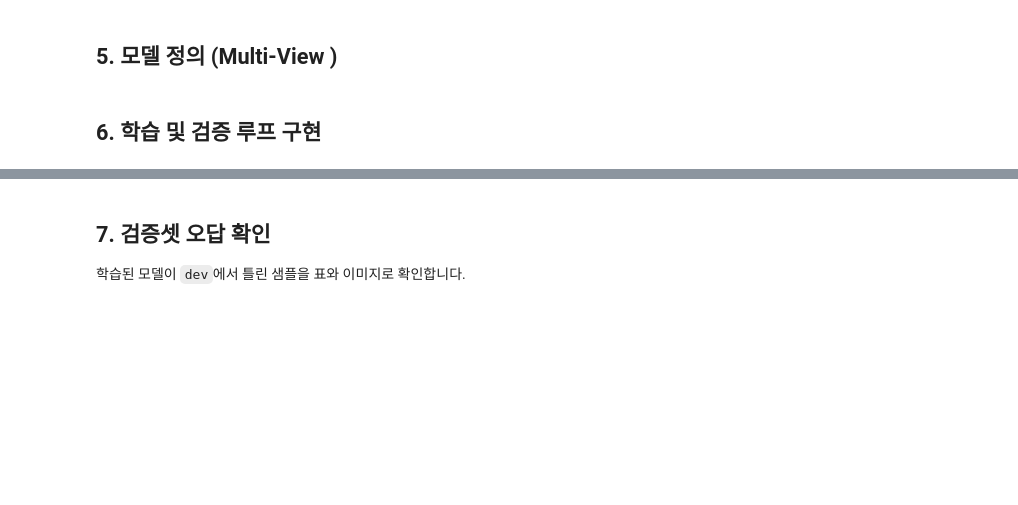
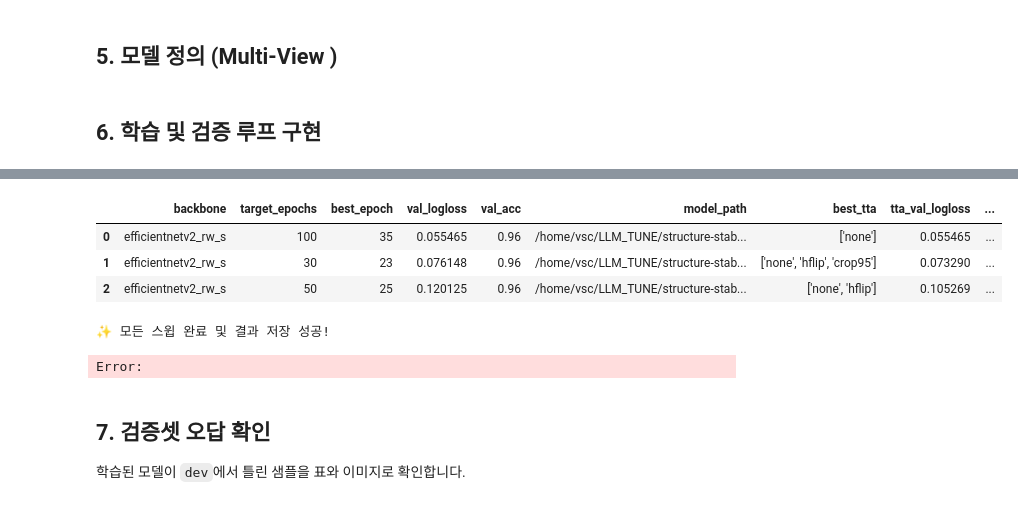
Before and after one commit to whyz-dev/structure-stability, a Jupyter notebook: code/Regularization_v2_8.ipynb, the cells around one changed output, grey strips where cells are left out. Drawn from its saved outputs; the diff is of its cells as text; code cells hidden in the pictures; blank space fills up the shorter version.

```diff
--- a/code/Regularization_v2_8.ipynb
+++ b/code/Regularization_v2_8.ipynb
@@ -39,6 +39,7 @@ from sklearn.model_selection import train_test_split
 from tqdm import tqdm
 from pathlib import Path
 
+ROOT = Path.cwd().resolve().parent
 SRC_DIR = (Path.cwd() / '../src').resolve()
 if str(SRC_DIR) not in sys.path:
     sys.path.insert(0, str(SRC_DIR))
@@ -49,6 +50,15 @@ from reproducibility import make_generator, seed_everything, seed_worker
 
 # /src 에서 실행하는 기준 경로 설정
 DATA_DIR = (Path.cwd() / '../data').resolve()
+EXPERIMENT_NAME = "Backbone_Test"
+EXPERIMENT_VERSION = "v2.8"
+WEIGHT_DIR = ROOT / "outputs" / "weights" / EXPERIMENT_NAME / EXPERIMENT_VERSION
+SUBMISSION_DIR = ROOT / "outputs" / "submissions" / EXPERIMENT_NAME / EXPERIMENT_VERSION
+EDA_DIR = ROOT / "outputs" / "eda_preprocessing" / EXPERIMENT_NAME / EXPERIMENT_VERSION
+WEIGHT_DIR.mkdir(parents=True, exist_ok=True)
+SUBMISSION_DIR.mkdir(parents=True, exist_ok=True)
+EDA_DIR.mkdir(parents=True, exist_ok=True)
+
 assert DATA_DIR.exists(), f"data 폴더를 찾지 못했습니다: {DATA_DIR}"
 print(f"DATA_DIR: {DATA_DIR}")
 
@@ -1372,3 +1560,27 @@ UnboundLocalError: local variable 'best_model_path' referenced before assignment
+# %%
+result_df = pd.DataFrame(results)
+if not result_df.empty:
+    result_df = result_df.sort_values(
+        by=["val_logloss", "val_acc"],
+        ascending=[True, False]
+    ).reset_index(drop=True)
+
+    # 출력 및 저장
+    display(result_df)
+
+    # 저장할 디렉토리가 없다면 생성
+    os.makedirs(EDA_DIR, exist_ok=True)
+    result_df.to_csv(EDA_DIR / "mv_caf_ensemble_v1.0_eval.csv", index=False)
+    print("✨ 모든 스윕 완료 및 결과 저장 성공!")
+else:
+    print("결과가 비어 있습니다. 학습 중 에러가 발생했는지 확인해주세요.")
+# %% [output]
+|  | backbone | target_epochs | best_epoch | val_logloss | val_acc | model_path | best_tta | tta_val_logloss | ... |
+| 0 | efficientnetv2_rw_s | 100 | 35 | 0.055465 | 0.96 | /home/vsc/LLM_TUNE/structure-stab... | ['none'] | 0.055465 | ... |
+| 1 | efficientnetv2_rw_s | 30 | 23 | 0.076148 | 0.96 | /home/vsc/LLM_TUNE/structure-stab... | ['none', 'hflip', 'crop95'] | 0.073290 | ... |
+| 2 | efficientnetv2_rw_s | 50 | 25 | 0.120125 | 0.96 | /home/vsc/LLM_TUNE/structure-stab... | ['none', 'hflip'] | 0.105269 | ... |
+✨ 모든 스윕 완료 및 결과 저장 성공!
+Error:
 # %% [markdown]
 ## 7. 검증셋 오답 확인
 
```
Also changed, not shown: parts of 4 cells of this notebook, 59 other files.
